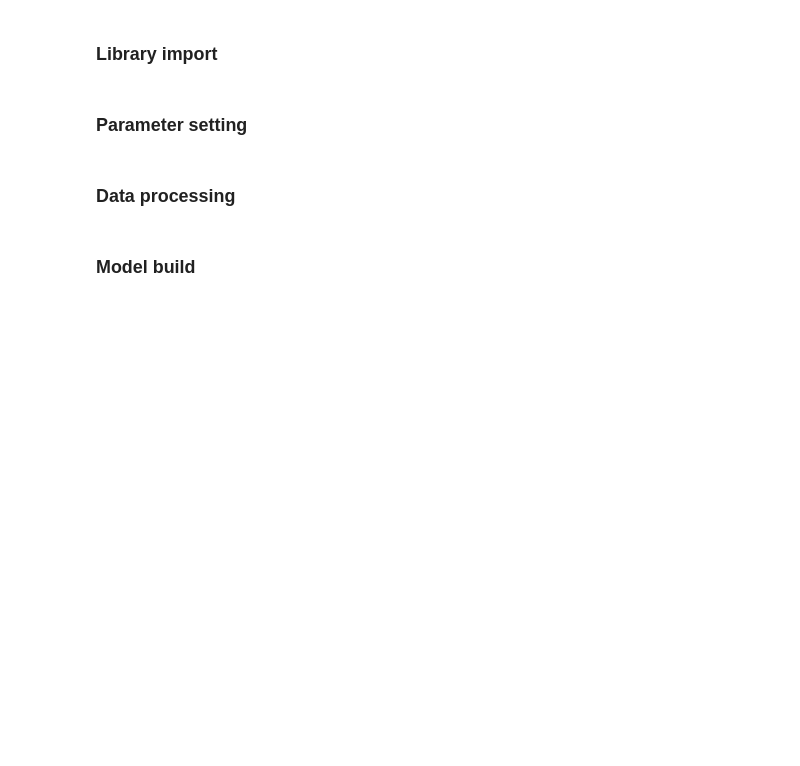
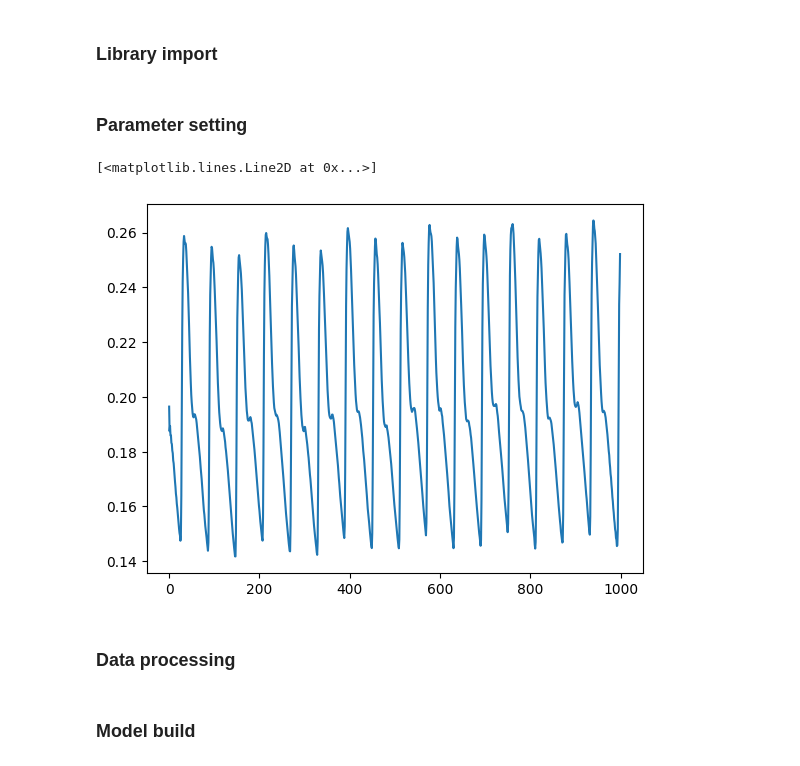
Before and after one commit to JunetaeKim/VABAM, a Jupyter notebook: Benchmarks/Benchmark_GPVAE.ipynb, the cells around one changed output. Saved outputs shown, nothing was run; the diff lists cells and outputs as text; code cells hidden in the pictures; blank space fills up the shorter version.

```diff
--- a/Benchmarks/Benchmark_GPVAE.ipynb
+++ b/Benchmarks/Benchmark_GPVAE.ipynb
@@ -26,13 +23,22 @@ DATA = np.load("../Data/AsanTRSet.npy")
 # %% [markdown]
 ### Parameter setting
 # %%
+SigType ='rawART'
 num_steps = 0 # 'Number of training steps: If non-zero it overwrites num_epochs'
-num_epochs = 3000
-batch_size = 500
+num_epochs = 1200
+batch_size = 4000
 print_interval = 0
 TrRate = 0.8
 LatDim = 10
 learning_rate = 0.001
+
+Outdir = './Results/'
+ValData = np.load('../Data/ProcessedData/Val'+str(SigType)+'.npy').astype('float32')
+# %%
+plt.plot(ValData[9])
+# %% [output]
+[<matplotlib.lines.Line2D at 0x...>]
+[figure, added]
 # %% [markdown]
 ### Data processing
 # %%
```
Also changed, not shown: parts of 11 cells of this notebook, 22 other files.
